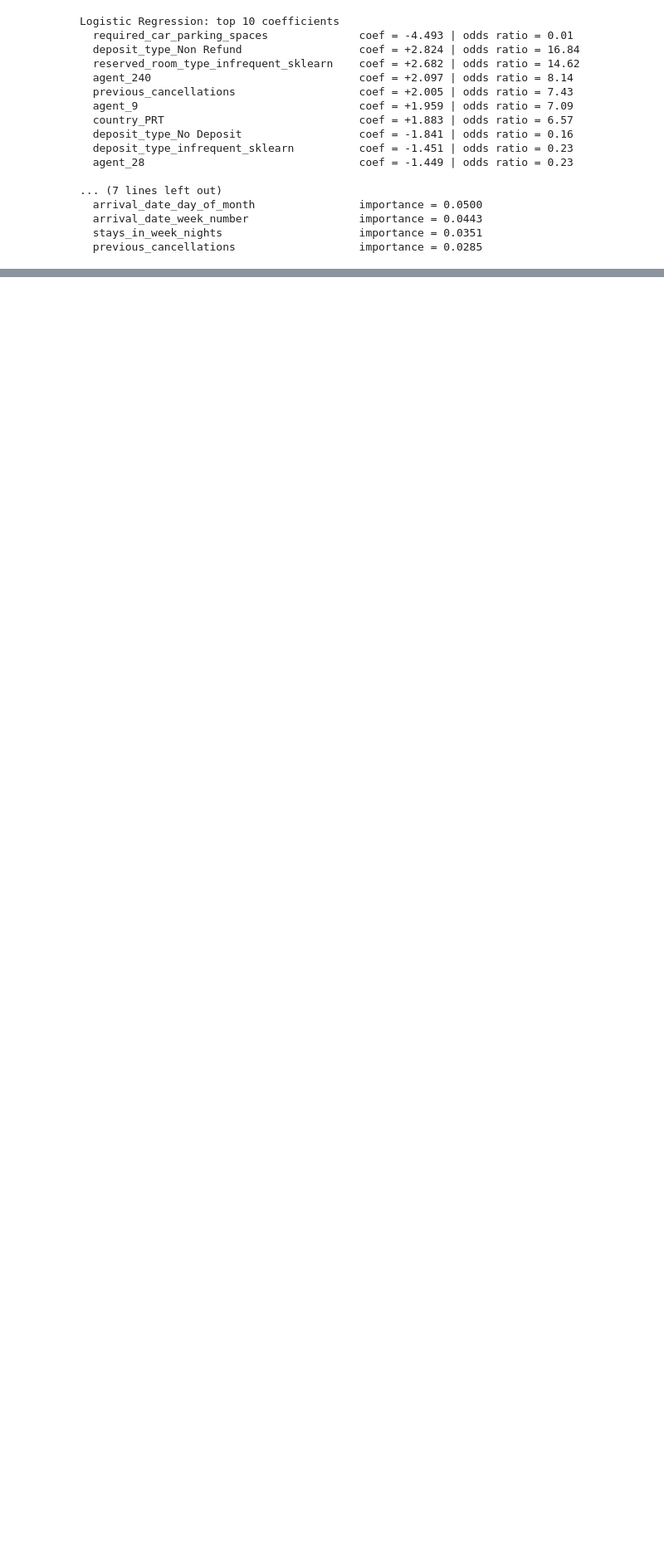
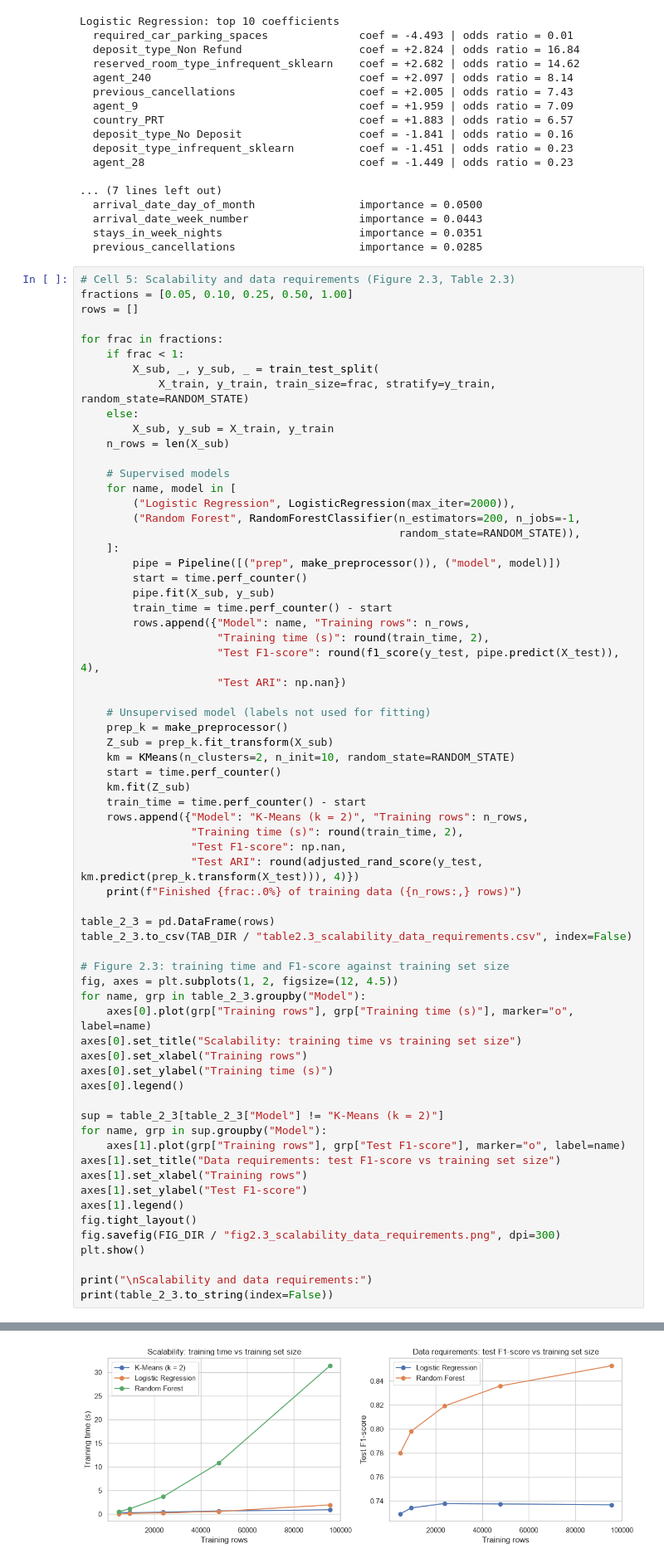
Before and after one commit to Yuzen22014685/6001CMD-hotel-booking-ml, a Jupyter notebook: notebooks/02_task2_paradigm_comparison.ipynb, the cells around one changed output, grey strips where cells are left out. Shown at 83% size. Saved outputs shown, nothing was run; the diff lists cells and outputs as text; blank space fills up the shorter version.

Commit message:
Save Task 2 notebook with Table 2.4 cell

```diff
--- a/notebooks/02_task2_paradigm_comparison.ipynb
+++ b/notebooks/02_task2_paradigm_comparison.ipynb
@@ -291,3 +291,70 @@ Logistic Regression: top 10 coefficients
   arrival_date_week_number                 importance = 0.0443
   stays_in_week_nights                     importance = 0.0351
   previous_cancellations                   importance = 0.0285
+# %%
+# Cell 5: Scalability and data requirements (Figure 2.3, Table 2.3)
+fractions = [0.05, 0.10, 0.25, 0.50, 1.00]
+rows = []
+
+for frac in fractions:
+    if frac < 1:
+        X_sub, _, y_sub, _ = train_test_split(
+            X_train, y_train, train_size=frac, stratify=y_train, random_state=RANDOM_STATE)
+    else:
+        X_sub, y_sub = X_train, y_train
+    n_rows = len(X_sub)
+
+    # Supervised models
+    for name, model in [
+        ("Logistic Regression", LogisticRegression(max_iter=2000)),
+        ("Random Forest", RandomForestClassifier(n_estimators=200, n_jobs=-1,
+                                                 random_state=RANDOM_STATE)),
+    ]:
+        pipe = Pipeline([("prep", make_preprocessor()), ("model", model)])
+        start = time.perf_counter()
+        pipe.fit(X_sub, y_sub)
+        train_time = time.perf_counter() - start
+        rows.append({"Model": name, "Training rows": n_rows,
+                     "Training time (s)": round(train_time, 2),
+                     "Test F1-score": round(f1_score(y_test, pipe.predict(X_test)), 4),
+                     "Test ARI": np.nan})
+
+    # Unsupervised model (labels not used for fitting)
+    prep_k = make_preprocessor()
+    Z_sub = prep_k.fit_transform(X_sub)
+    km = KMeans(n_clusters=2, n_init=10, random_state=RANDOM_STATE)
+    start = time.perf_counter()
+    km.fit(Z_sub)
+    train_time = time.perf_counter() - start
+    rows.append({"Model": "K-Means (k = 2)", "Training rows": n_rows,
+                 "Training time (s)": round(train_time, 2),
+                 "Test F1-score": np.nan,
+                 "Test ARI": round(adjusted_rand_score(y_test, km.predict(prep_k.transform(X_test))), 4)})
+    print(f"Finished {frac:.0%} of training data ({n_rows:,} rows)")
+
+table_2_3 = pd.DataFrame(rows)
+table_2_3.to_csv(TAB_DIR / "table2.3_scalability_data_requirements.csv", index=False)
+
+# Figure 2.3: training time and F1-score against training set size
+fig, axes = plt.subplots(1, 2, figsize=(12, 4.5))
+for name, grp in table_2_3.groupby("Model"):
+    axes[0].plot(grp["Training rows"], grp["Training time (s)"], marker="o", label=name)
+axes[0].set_title("Scalability: training time vs training set size")
+axes[0].set_xlabel("Training rows")
+axes[0].set_ylabel("Training time (s)")
+axes[0].legend()
+
+sup = table_2_3[table_2_3["Model"] != "K-Means (k = 2)"]
+for name, grp in sup.groupby("Model"):
+    axes[1].plot(grp["Training rows"], grp["Test F1-score"], marker="o", label=name)
+axes[1].set_title("Data requirements: test F1-score vs training set size")
+axes[1].set_xlabel("Training rows")
+axes[1].set_ylabel("Test F1-score")
+axes[1].legend()
+fig.tight_layout()
+fig.savefig(FIG_DIR / "fig2.3_scalability_data_requirements.png", dpi=300)
+plt.show()
+
+print("\nScalability and data requirements:")
+print(table_2_3.to_string(index=False))
+# %% [output]
@@ -293,0 +366 @@ Logistic Regression: top 10 coefficients
+[figure, added]
```
Also changed, not shown: parts of 2 cells of this notebook.
